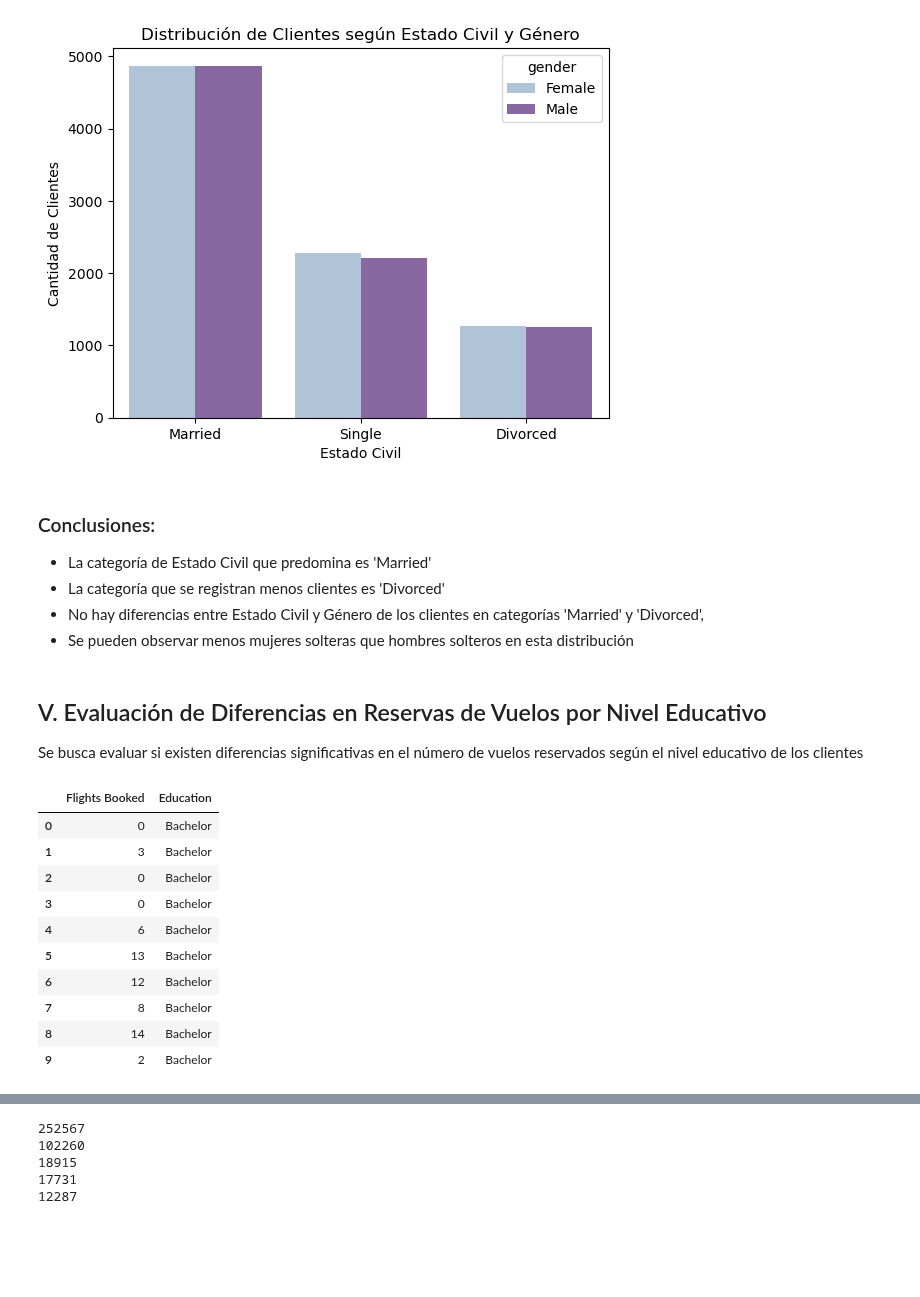
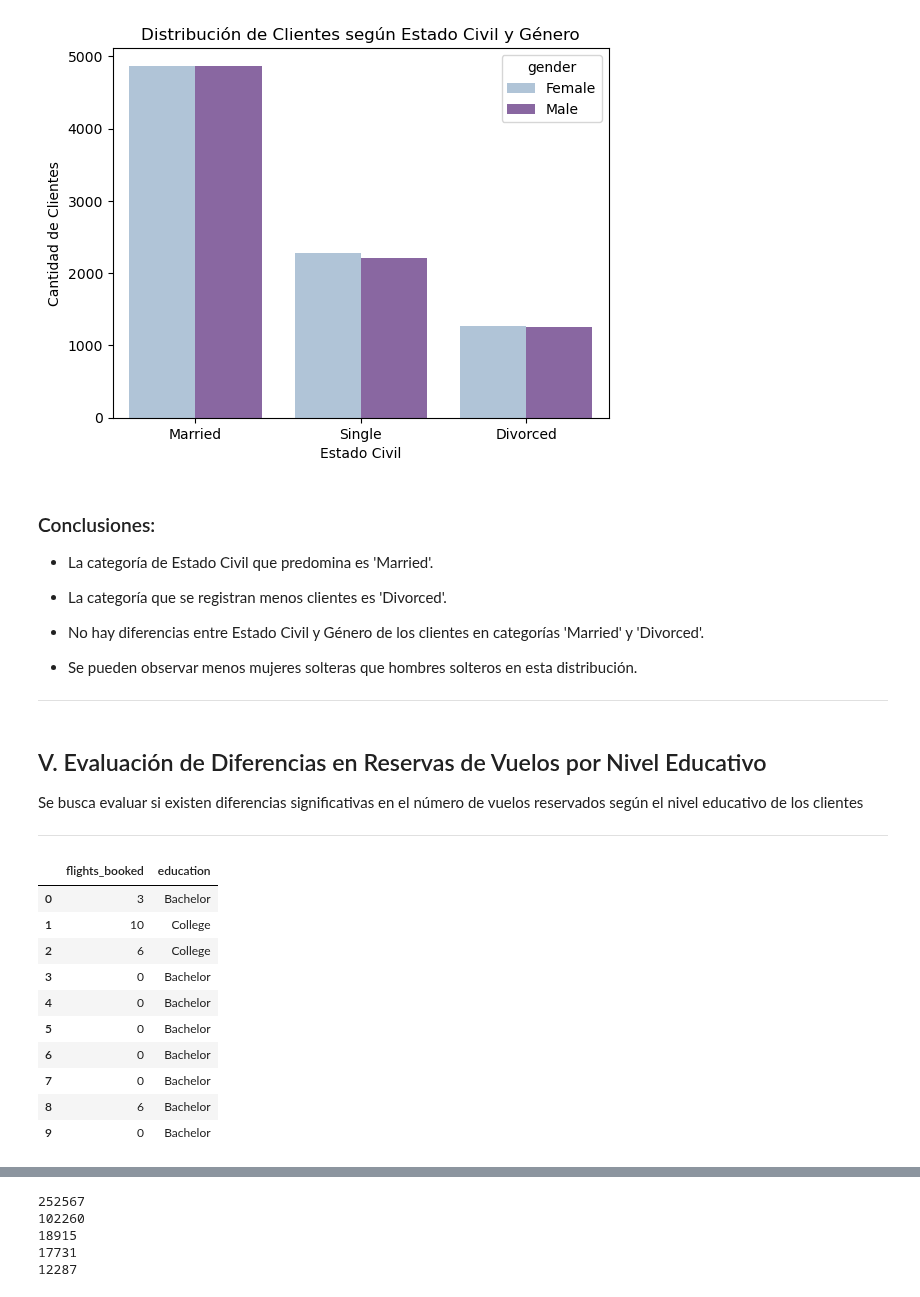
Before and after one commit to Adalab/bda-modulo-3-evaluacion-final-MarPastor, a Jupyter notebook: notebook/final_evaluation_mod3_marpastor.ipynb, the cells around one changed output, grey strips where cells are left out. Saved outputs shown, nothing was run; the diff lists cells and outputs as text; code cells hidden in the pictures; blank space fills up the shorter version.

Commit message:
doc: screenshot hipotesis 1

```diff
--- a/notebook/final_evaluation_mod3_marpastor.ipynb
+++ b/notebook/final_evaluation_mod3_marpastor.ipynb
@@ -1614,32 +1614,39 @@ plt.show();
 # %% [markdown]
 ### Conclusiones:
 
-- La categoría de Estado Civil que predomina es 'Married'
-- La categoría que se registran menos clientes es 'Divorced'
-- No hay diferencias entre Estado Civil y Género de los clientes en categorías 'Married' y 'Divorced',
-- Se pueden observar menos mujeres solteras que hombres solteros en esta distribución
+- La categoría de Estado Civil que predomina es 'Married'.
+
+- La categoría que se registran menos clientes es 'Divorced'.
+
+- No hay diferencias entre Estado Civil y Género de los clientes en categorías 'Married' y 'Divorced'.
+
+- Se pueden observar menos mujeres solteras que hombres solteros en esta distribución.
+
+---
 # %% [markdown]
 ## V. Evaluación de Diferencias en Reservas de Vuelos por Nivel Educativo
 
 Se busca evaluar si existen diferencias significativas en el número de vuelos reservados según el nivel educativo de los clientes
+
+---
 # %%
 # 1. Preparación de Datos: Filtra el conjunto de datos para incluir únicamente las columnas relevantes:
 # 'Flights Booked' y 'Education'
 # %%
-df_hipotesis = df_completo[['Flights Booked', 'Education']]
+df_hipotesis = df_completo[['flights_booked', 'education']]
 df_hipotesis.head(10)
 # %% [output]
-|  | Flights Booked | Education |
-| 0 | 0 | Bachelor |
-| 1 | 3 | Bachelor |
-| 2 | 0 | Bachelor |
+|  | flights_booked | education |
+| 0 | 3 | Bachelor |
+| 1 | 10 | College |
+| 2 | 6 | College |
 | 3 | 0 | Bachelor |
-| 4 | 6 | Bachelor |
-| 5 | 13 | Bachelor |
-| 6 | 12 | Bachelor |
-| 7 | 8 | Bachelor |
-| 8 | 14 | Bachelor |
-| 9 | 2 | Bachelor |
+| 4 | 0 | Bachelor |
+| 5 | 0 | Bachelor |
+| 6 | 0 | Bachelor |
+| 7 | 0 | Bachelor |
+| 8 | 6 | Bachelor |
+| 9 | 0 | Bachelor |
 # %%
 # 2. Análisis Descriptivo: Agrupa los datos por nivel educativo y calcula estadísticas descriptivas
 # básicas (como el promedio, la desviación estándar) del número de vuelos reservados para cada grupo
```
Also changed, not shown: parts of 15 cells of this notebook, 1 other file.
